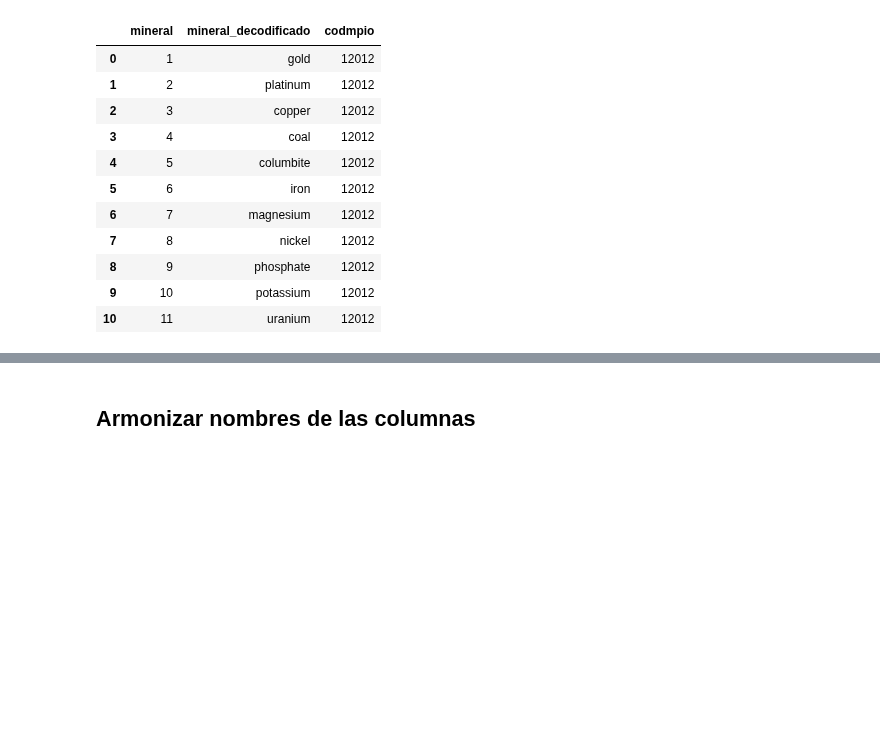
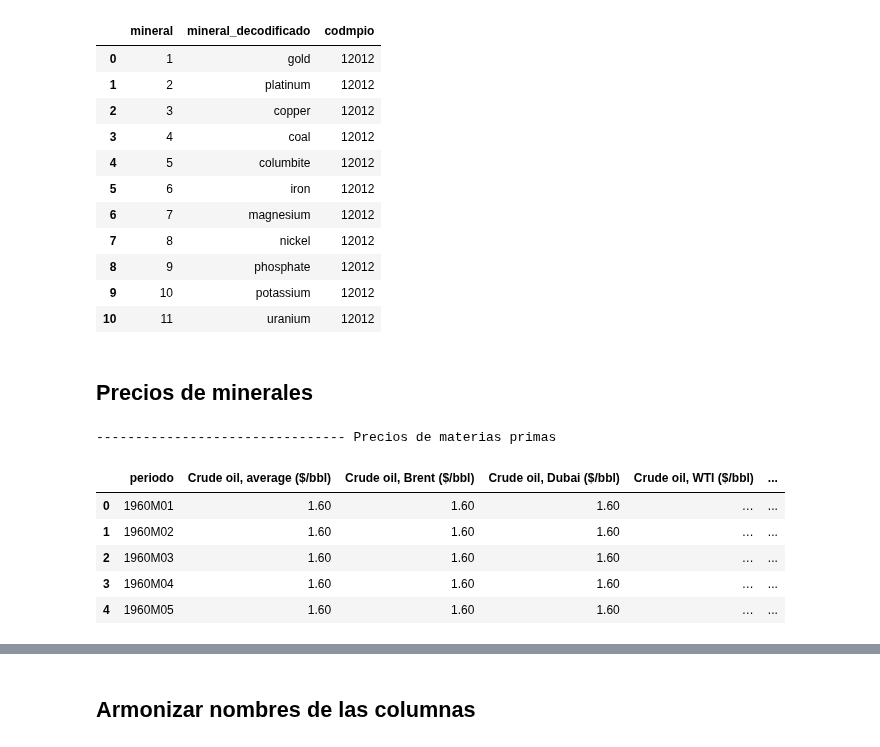
Before and after one commit to JC-AlfonsoR/PEG-mining-agriculture, a Jupyter notebook: engines/e2011_armonizar_taxonomias_minerales.ipynb, the cells around one changed output, grey strips where cells are left out. Saved outputs shown, nothing was run; the diff lists cells and outputs as text; code cells hidden in the pictures; blank space fills up the shorter version.

```diff
--- a/engines/e2011_armonizar_taxonomias_minerales.ipynb
+++ b/engines/e2011_armonizar_taxonomias_minerales.ipynb
@@ -337,3 +337,44 @@ display(categorias_SR2021Minerales)
 | 8 | 9 | phosphate | 12012 |
 | 9 | 10 | potassium | 12012 |
 | 10 | 11 | uranium | 12012 |
+# %% [markdown]
+## Precios de minerales
+# %%
+# Cargar datos de precios de minerales
+precios_materiasPrimas = pd.read_excel(
+    DATA/'raw/caa_WB_pinkSheet_preciosMateriasPrimas/CMO-Historical-Data-Monthly.xlsx',
+    skiprows=4,
+    sheet_name='Monthly Prices'
+)
+
+# En la primera observacion están las unidades de los precios. Las voy a incorporar al nombre
+# de la columna
+unidades = precios_materiasPrimas.iloc[0]
+precios_materiasPrimas.columns = [
+    f"{columna} {unidad}" if pd.notna(unidad) else columna
+    for columna, unidad in zip(precios_materiasPrimas.columns, unidades)
+]
+
+# Eliminar la fila de unidades y reorganizar el índice
+precios_materiasPrimas = (
+    precios_materiasPrimas
+    .iloc[1:]
+    .reset_index(drop=True)
+)
+
+# Renombrar la columna del periodo
+precios_materiasPrimas = precios_materiasPrimas.rename(
+    columns={"Unnamed: 0": "periodo"}
+)
+
+# mostrar df
+print(MSC_SEPARADOR, "Precios de materias primas")
+display(precios_materiasPrimas.head())
+# %% [output]
+-------------------------------- Precios de materias primas
+|  | periodo | Crude oil, average ($/bbl) | Crude oil, Brent ($/bbl) | Crude oil, Dubai ($/bbl) | Crude oil, WTI ($/bbl) | ... |
+| 0 | 1960M01 | 1.60 | 1.60 | 1.60 | … | ... |
+| 1 | 1960M02 | 1.60 | 1.60 | 1.60 | … | ... |
+| 2 | 1960M03 | 1.60 | 1.60 | 1.60 | … | ... |
+| 3 | 1960M04 | 1.60 | 1.60 | 1.60 | … | ... |
+| 4 | 1960M05 | 1.60 | 1.60 | 1.60 | … | ... |
```
Also changed, not shown: parts of 14 cells of this notebook, 5 other files.
